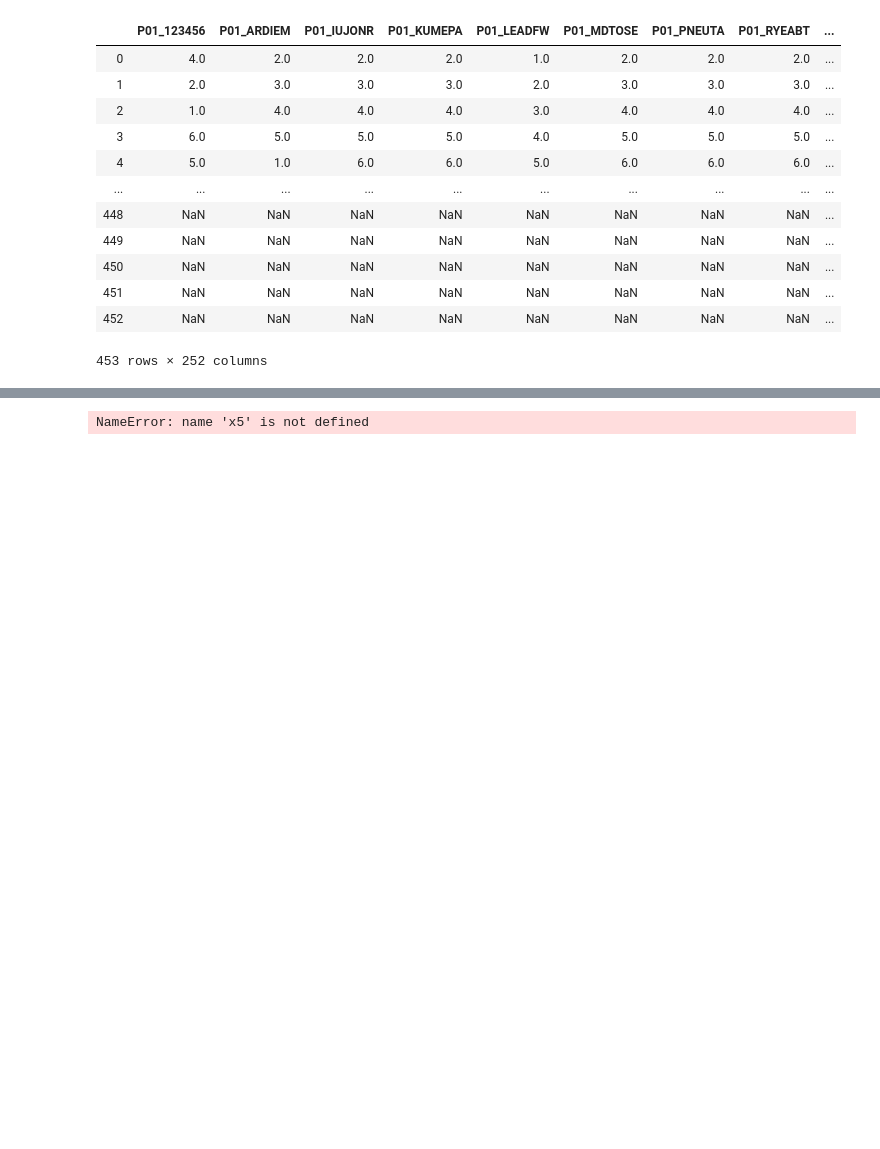
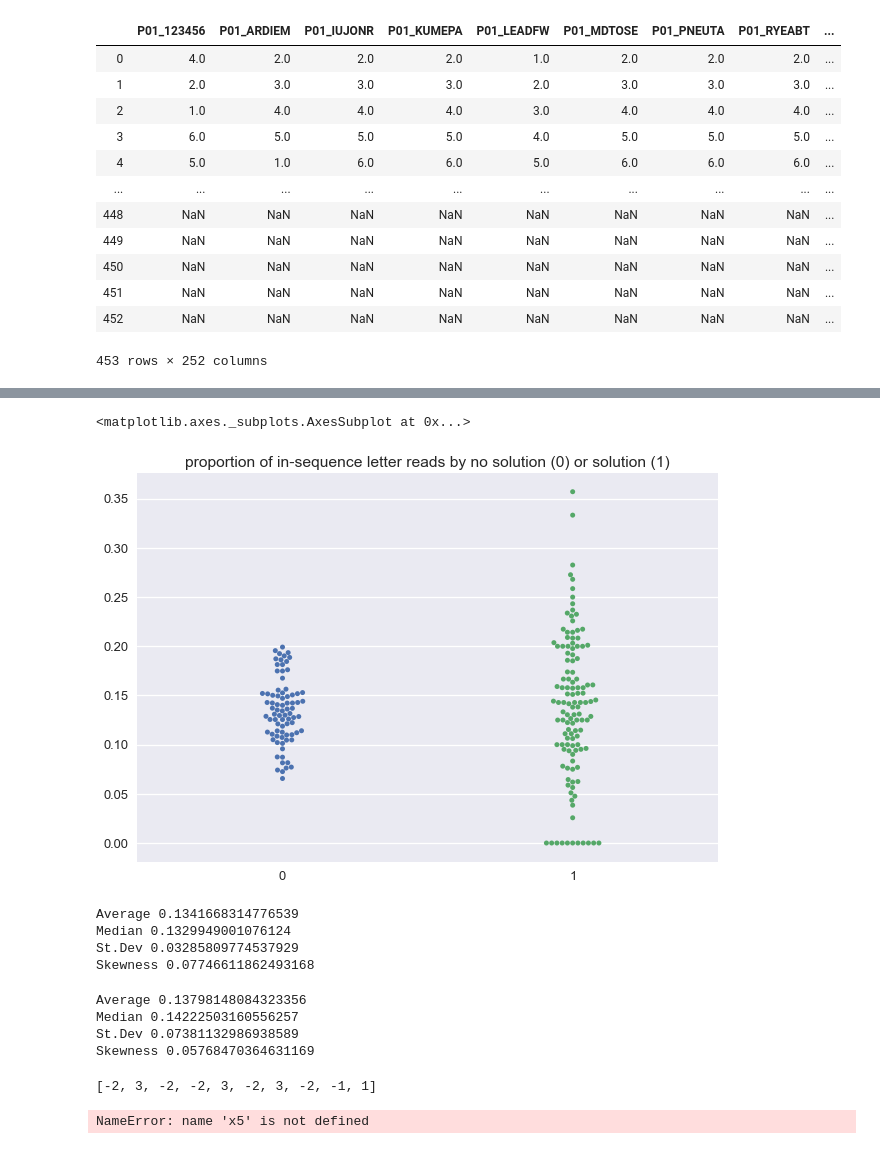
Before and after one commit to jessebmurray/eyetracking, a Jupyter notebook: par_data_total.ipynb, the cells around one changed output, grey strips where cells are left out. Drawn from its saved outputs; the diff is of its cells as text; code cells hidden in the pictures; blank space fills up the shorter version.

```diff
--- a/par_data_total.ipynb
+++ b/par_data_total.ipynb
@@ -697,0 +815,11 @@ for row in sequence_list_letter_order:
+# %%
+X_one_prop = np.zeros(len(X_ones))
+# %%
+for i in range(len(X_ones)):
+    X_one_prop[i] = np.sum(X_ones[i]) / len(X_ones[i])
+# %%
+plt.title('proportion of in-sequence letter reads by no solution (0) or solution (1)')
+sns.swarmplot(x=Y, y=X_one_prop)
+# %% [output]
+<matplotlib.axes._subplots.AxesSubplot at 0x...>
+[figure, added]
@@ -698,3 +834,17 @@ for row in sequence_list_letter_order:
+# %%
+avg_median_stdev_skewness(wrong)
+# %% [output]
+Average 0.1341668314776539
+Median 0.1329949001076124
+St.Dev 0.03285809774537929
+Skewness 0.07746611862493168
+# %%
+avg_median_stdev_skewness(right)
+# %% [output]
+Average 0.13798148084323356
+Median 0.14222503160556257
+St.Dev 0.07381132986938589
+Skewness 0.05768470364631169
 # %%
 backtrack = 5
 order_direction5b = list()
@@ -710,6 +860,10 @@ for row in sequence_list_letter_order:
             # if five letter word
             elif len(row[0]) == 9:
                 order_direction5b.append(v)
+# %%
+order_direction5[:10]
+# %% [output]
+[-2, 3, -2, -2, 3, -2, 3, -2, -1, 1]
 # %%
 # Not finished, trying to weight the order direction by the direction
 ord_dir_comb_5 = list()
```
Also changed, not shown: parts of 12 cells of this notebook.
